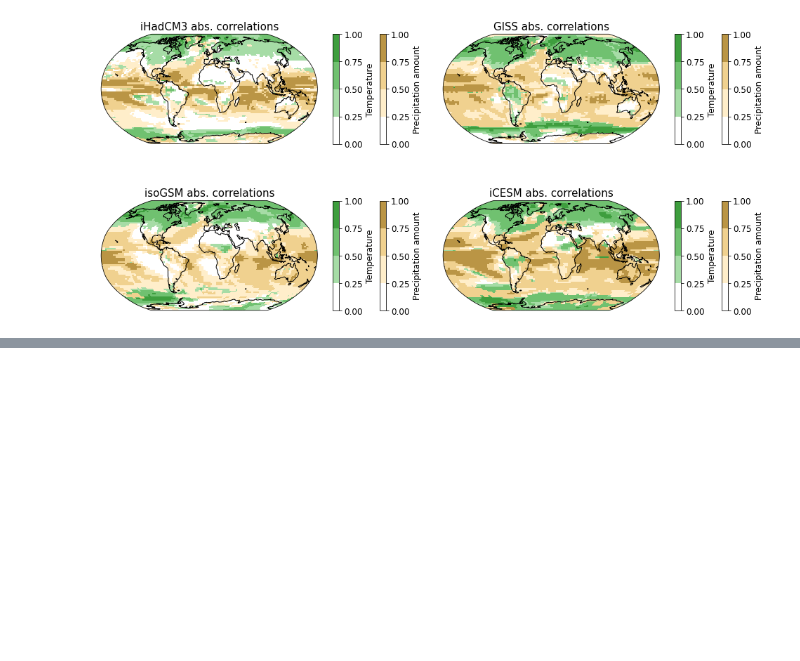
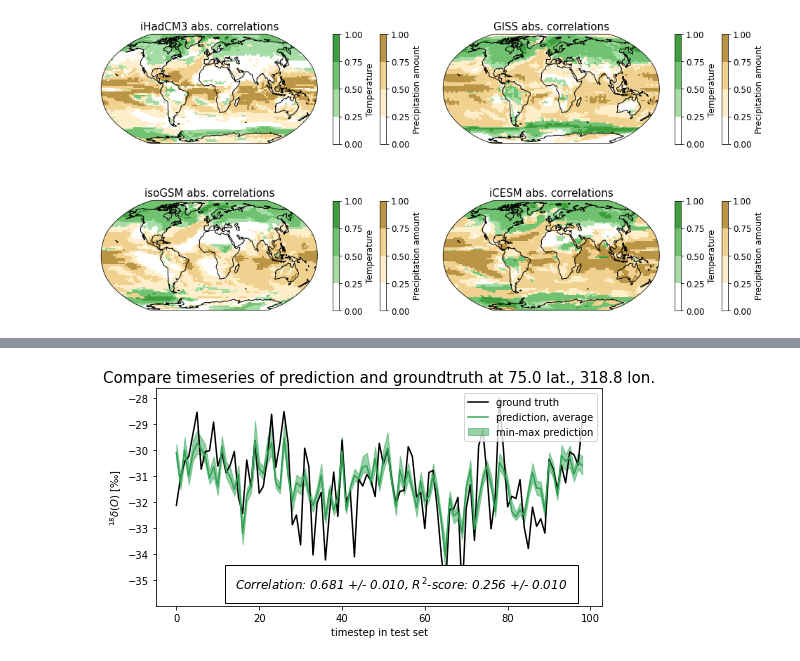
Before and after one commit to jonathanwider/isoEm, a Jupyter notebook: Plot_correlations_meanstate_variance.ipynb, the cells around one changed output, grey strips where cells are left out. Saved outputs shown, nothing was run; the diff lists cells and outputs as text; code cells hidden in the pictures; blank space fills up the shorter version.

```diff
--- a/Plot_correlations_meanstate_variance.ipynb
+++ b/Plot_correlations_meanstate_variance.ipynb
@@ -144,0 +201,8 @@ plt.show()
+# %%
+fig, ax = plt.subplots(nrows=n_rows, ncols=n_cols, figsize=np.array([n_cols, n_rows])*timeseries_style["FIGSIZE"])
+
+plot_timeseries(ax, data_pred=np.array(predictions_tas), data_gt=gt_tas[0], loc=locs[1,:], description=descriptions_tas[0]["DATASET_DESCRIPTION"], style=timeseries_style)
+
+plt.show()
+# %% [output]
+[figure, added]
```
Also changed, not shown: parts of 6 cells of this notebook, 2 other files.
